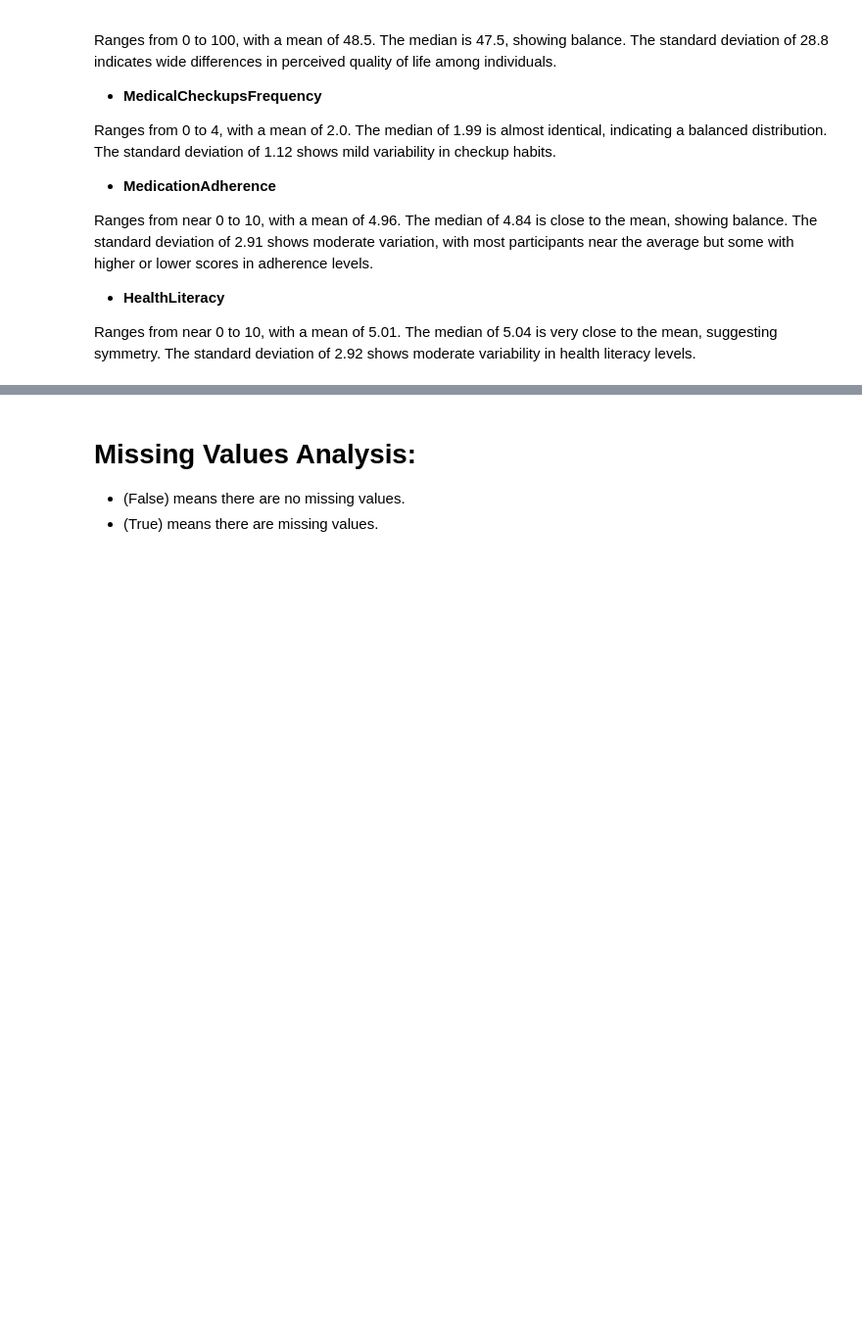
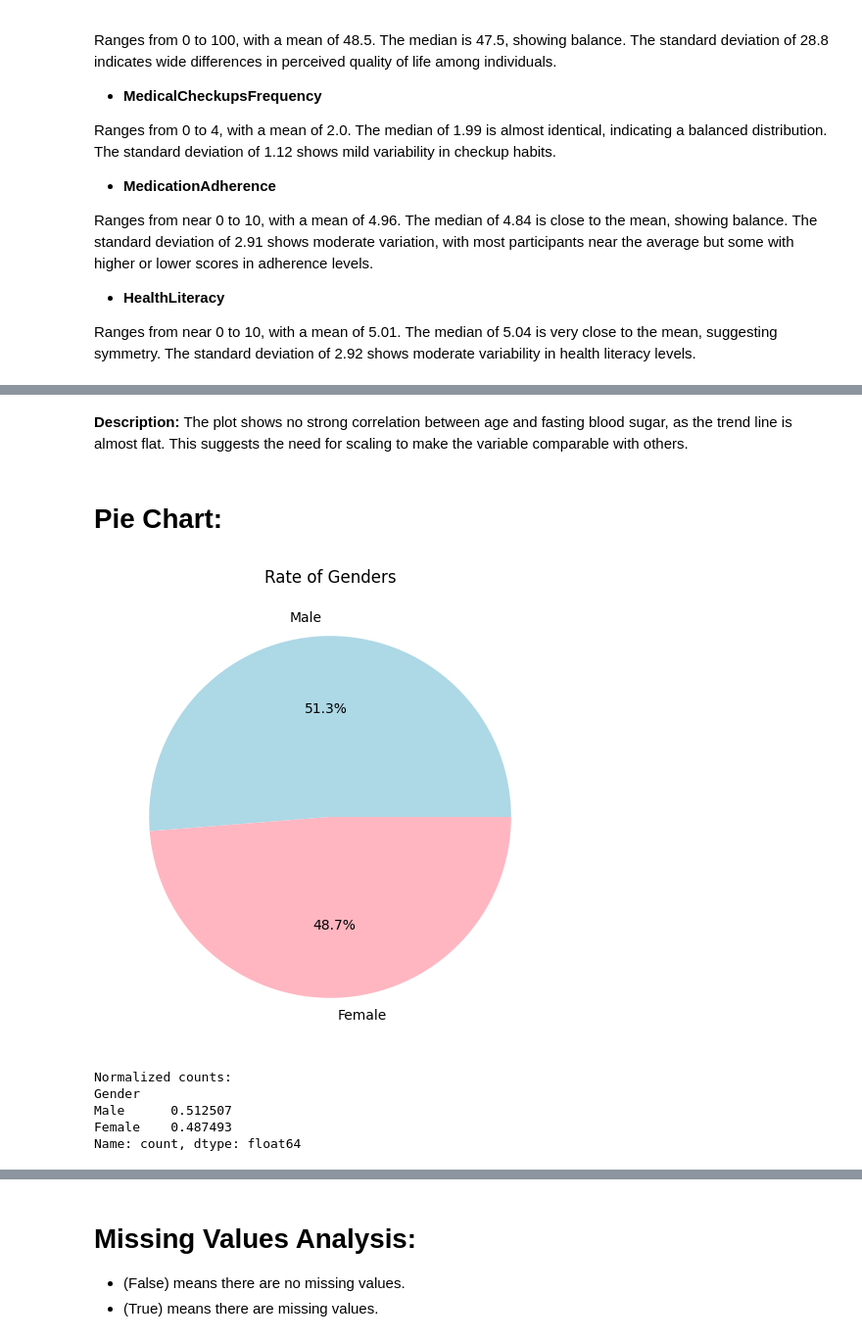
Before and after one commit to alanoudalsanad/Mining-project, a Jupyter notebook: Phase2.ipynb, the cells around one changed output, grey strips where cells are left out. Shown at 98% size. Drawn from its saved outputs; the diff is of its cells as text; code cells hidden in the pictures; blank space fills up the shorter version.

```diff
--- a/Phase2.ipynb
+++ b/Phase2.ipynb
@@ -188,0 +327,31 @@ Ranges from near 0 to 10, with a mean of 5.01. The median of 5.04 is very close
+# %% [markdown]
+**Description:** The plot shows no strong correlation between age and fasting blood sugar, as the trend line is almost flat. This suggests the need for scaling to make the variable comparable with others.
+# %% [markdown]
+# Pie Chart:
+# %%
+# Get the value counts for the 'Gender' column
+gender_counts = df['Gender'].value_counts()
+
+# Rename the labels (0 to 'Male' and 1 to 'Female')
+gender_counts.index = gender_counts.index.map({0: 'Male', 1: 'Female'})
+
+# Get the names and values for the pie chart
+names = gender_counts.index.tolist()
+values = gender_counts.tolist()
+
+# Create the pie chart
+plt.figure(figsize=(6, 6))
+plt.pie(values, labels=names, autopct='%1.1f%%', colors=['#ADD8E6', '#FFB6C1'])
+plt.title('Rate of Genders')
+plt.show()
+
+# Print the normalized counts
+print("Normalized counts:")
+print(gender_counts / gender_counts.sum())
+# %% [output]
+[figure, added]
+Normalized counts:
+Gender
+Male      0.512507
+Female    0.487493
+Name: count, dtype: float64
```
Also changed, not shown: parts of 24 cells of this notebook, 1 other file.
